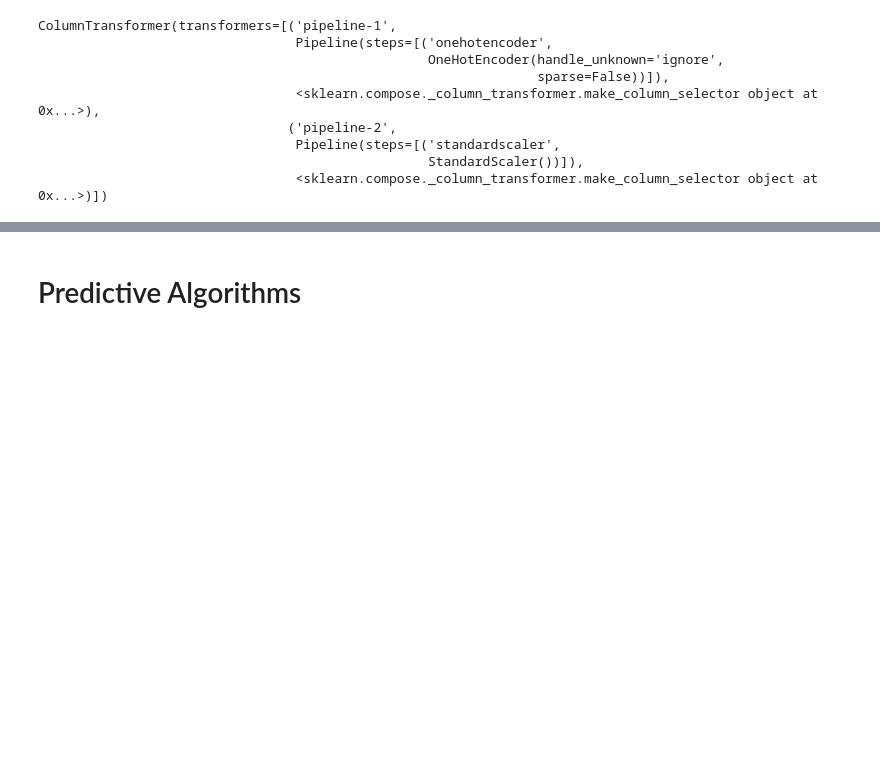
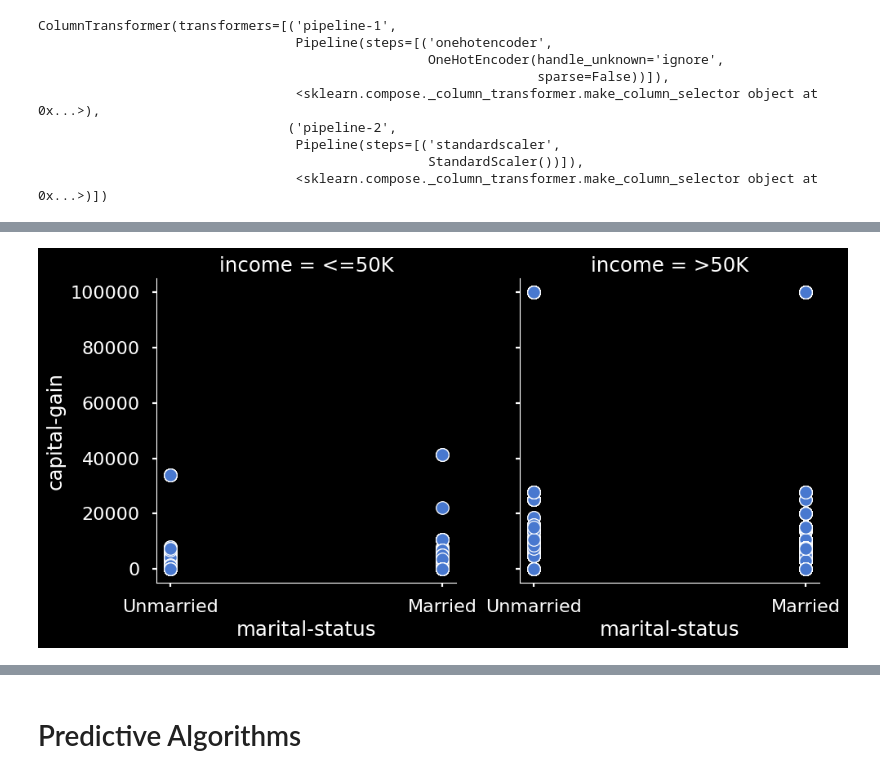
Before and after one commit to JamisonHunter/Adult-Income-Prediction, a Jupyter notebook: adult_income_prediction_j_hunter.ipynb, the cells around one changed output, grey strips where cells are left out. Saved outputs shown, nothing was run; the diff lists cells and outputs as text; code cells hidden in the pictures; blank space fills up the shorter version.

```diff
--- a/adult_income_prediction_j_hunter.ipynb
+++ b/adult_income_prediction_j_hunter.ipynb
@@ -498,0 +521,9 @@ preprocessed_df = preprocessor.fit(X)
+# %%
+sns.relplot(
+    x='marital-status',
+    y='capital-gain',
+    data=df,
+    kind='scatter',
+    col='income');
+# %% [output]
+[figure, added]
```
Also changed, not shown: parts of 6 cells of this notebook.
